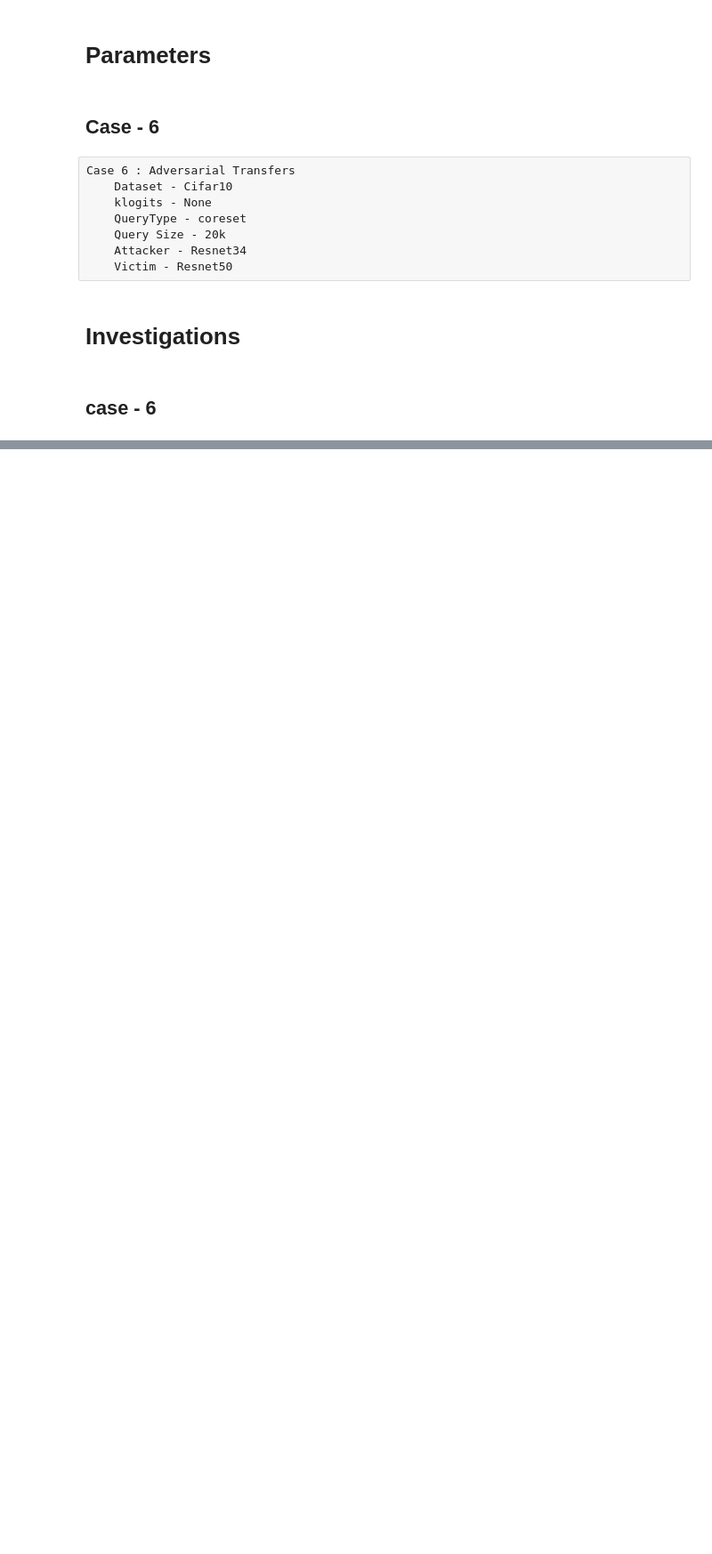
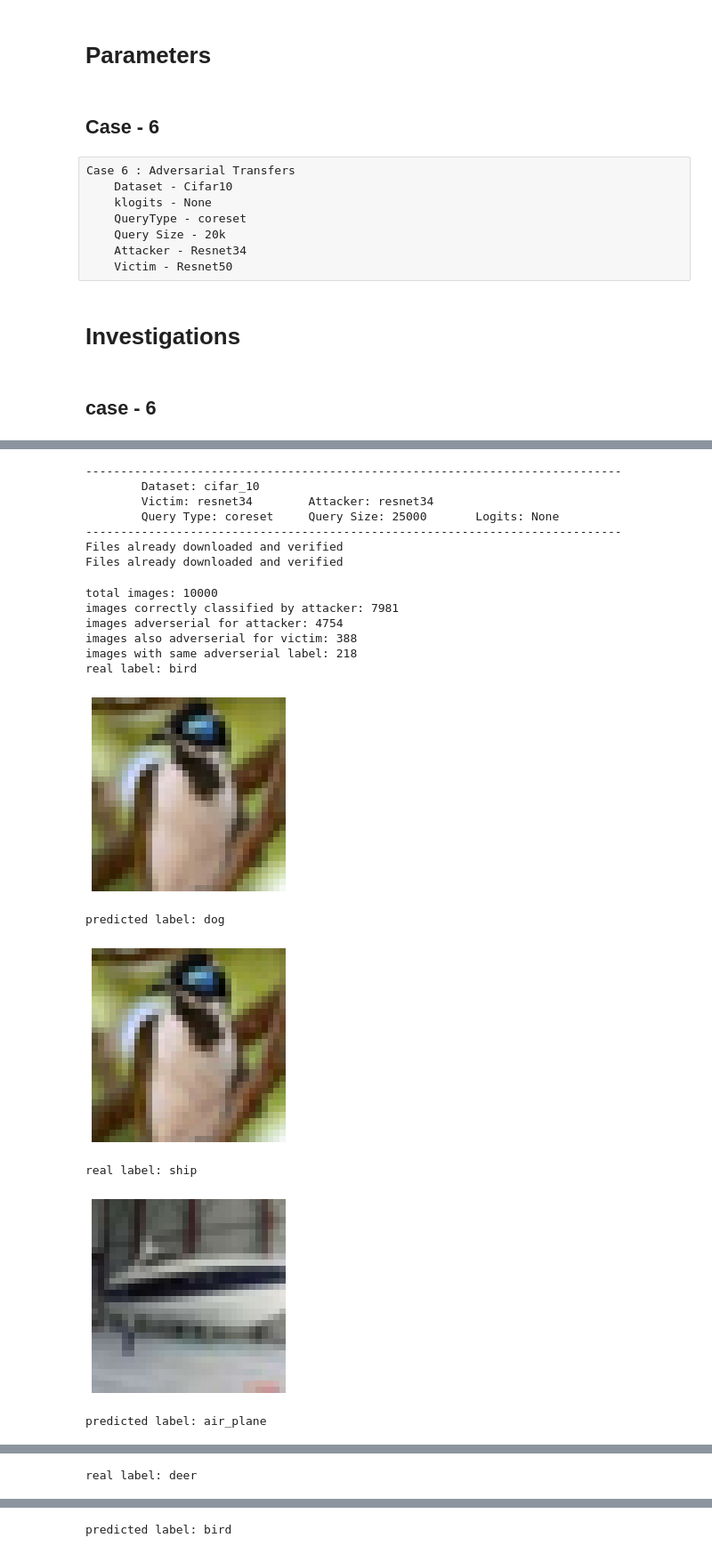
Before and after one commit to dannyrichy/dl-model-extraction, a Jupyter notebook: notebooks/case6_adverserial.ipynb, the cells around one changed output, grey strips where cells are left out. Shown: that part at 89% size. Saved outputs shown, nothing was run; the diff lists cells and outputs as text; code cells hidden in the pictures; blank space fills up the shorter version.

```diff
--- a/notebooks/case6_adverserial.ipynb
+++ b/notebooks/case6_adverserial.ipynb
@@ -75,0 +120,30 @@ images with same adverserial label: 2709
+# %%
+case6_adverserial = {
+        "query_size": [25000],
+        "query_type": ['coreset'],
+        "victim":[{ "data": CIFAR_10, "model_name": RESNET34}],
+        "attacker":[RESNET34],
+        "k_logits": [None]
+}
+# %%
+adversery_generalised, results = adverserial_experiment(case6_adverserial, epsilon=0.01, seed=42)
+# %% [output]
+-----------------------------------------------------------------------------
+        Dataset: cifar_10
+        Victim: resnet34        Attacker: resnet34
+        Query Type: coreset     Query Size: 25000       Logits: None
+-----------------------------------------------------------------------------
+Files already downloaded and verified
+Files already downloaded and verified
+total images: 10000
+images correctly classified by attacker: 7981
+images adverserial for attacker: 4754
+images also adverserial for victim: 388
+images with same adverserial label: 218
+real label: bird
+[figure, added]
+predicted label: dog
+[figure, added]
+real label: ship
+[figure, added]
+predicted label: air_plane
@@ -75,0 +151 @@ images with same adverserial label: 2709
+real label: deer
@@ -75,0 +153 @@ images with same adverserial label: 2709
+predicted label: bird
```
Also changed, not shown: parts of 9 cells of this notebook.
